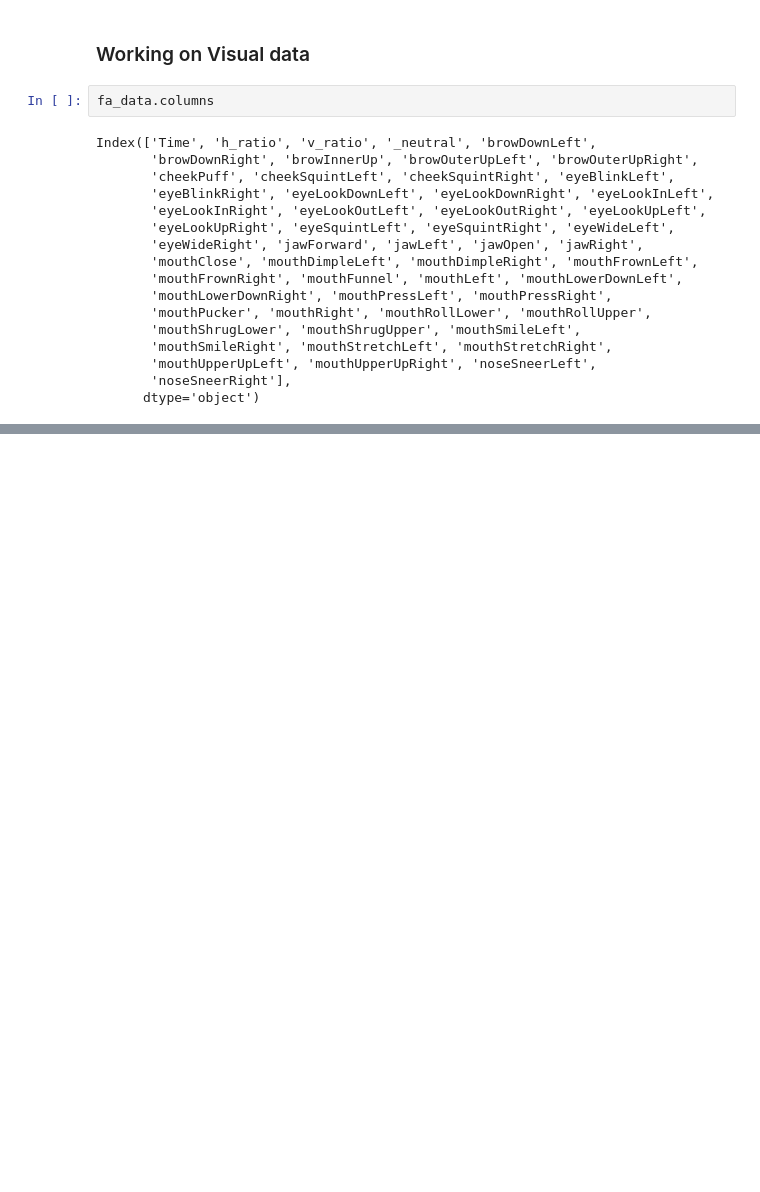
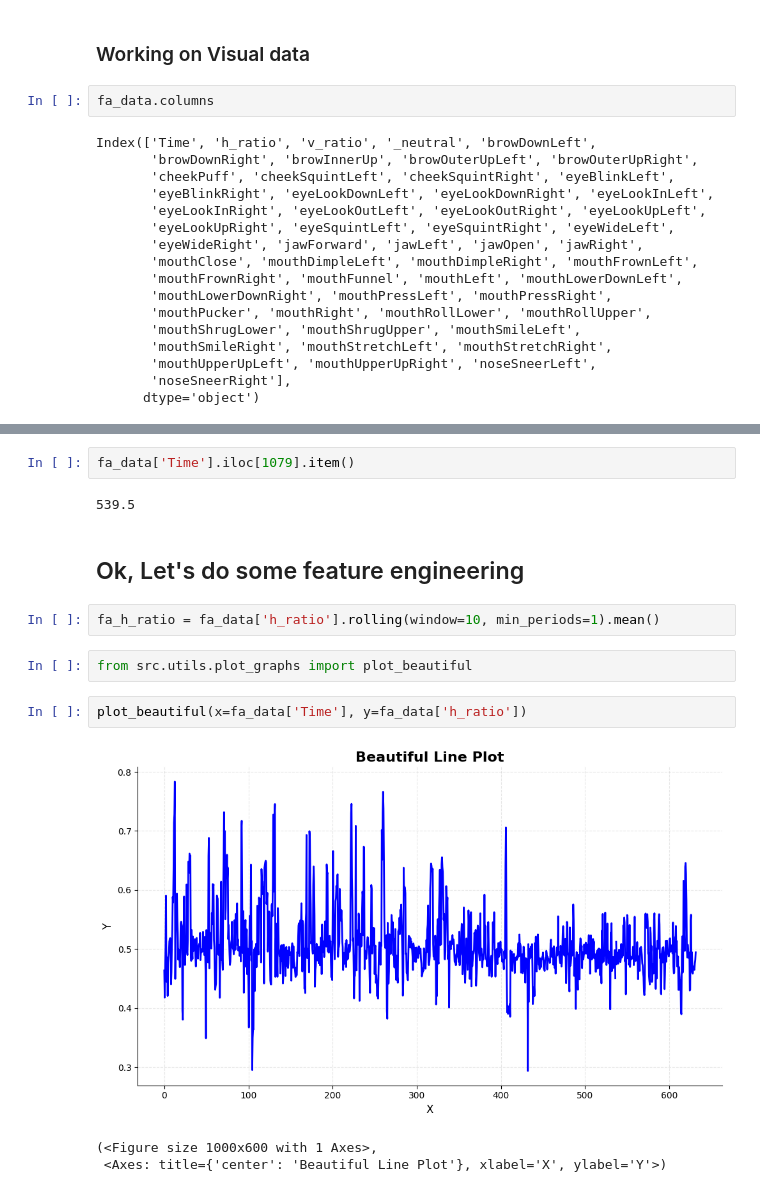
Before and after one commit to Ak62007/Multimodel-Reasoning, a Jupyter notebook: notebooks/data_ana_merge.ipynb, the cells around one changed output, grey strips where cells are left out. Saved outputs shown, nothing was run; the diff lists cells and outputs as text; blank space fills up the shorter version.

```diff
--- a/notebooks/data_ana_merge.ipynb
+++ b/notebooks/data_ana_merge.ipynb
@@ -121,0 +258,16 @@ Index(['Time', 'h_ratio', 'v_ratio', '_neutral', 'browDownLeft',
+# %%
+fa_data['Time'].iloc[1079].item()
+# %% [output]
+539.5
+# %% [markdown]
+## Ok, Let's do some feature engineering
+# %%
+fa_h_ratio = fa_data['h_ratio'].rolling(window=10, min_periods=1).mean()
+# %%
+from src.utils.plot_graphs import plot_beautiful
+# %%
+plot_beautiful(x=fa_data['Time'], y=fa_data['h_ratio'])
+# %% [output]
+[figure, added]
+(<Figure size 1000x600 with 1 Axes>,
+ <Axes: title={'center': 'Beautiful Line Plot'}, xlabel='X', ylabel='Y'>)
```
Also changed, not shown: parts of 38 cells of this notebook, 1 other file.
